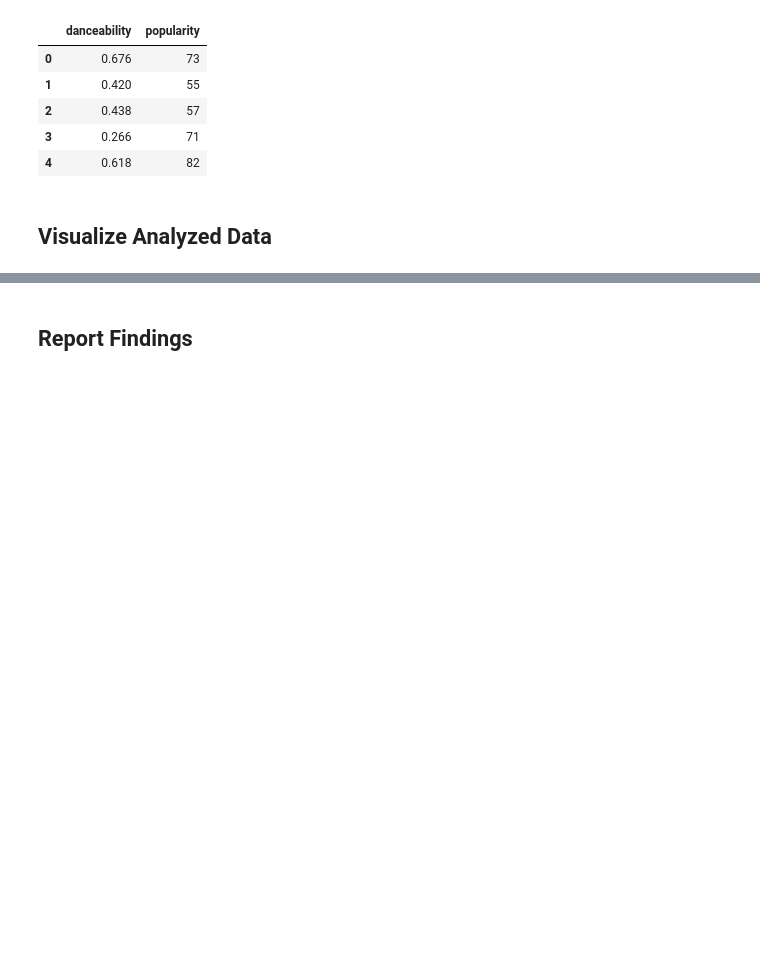
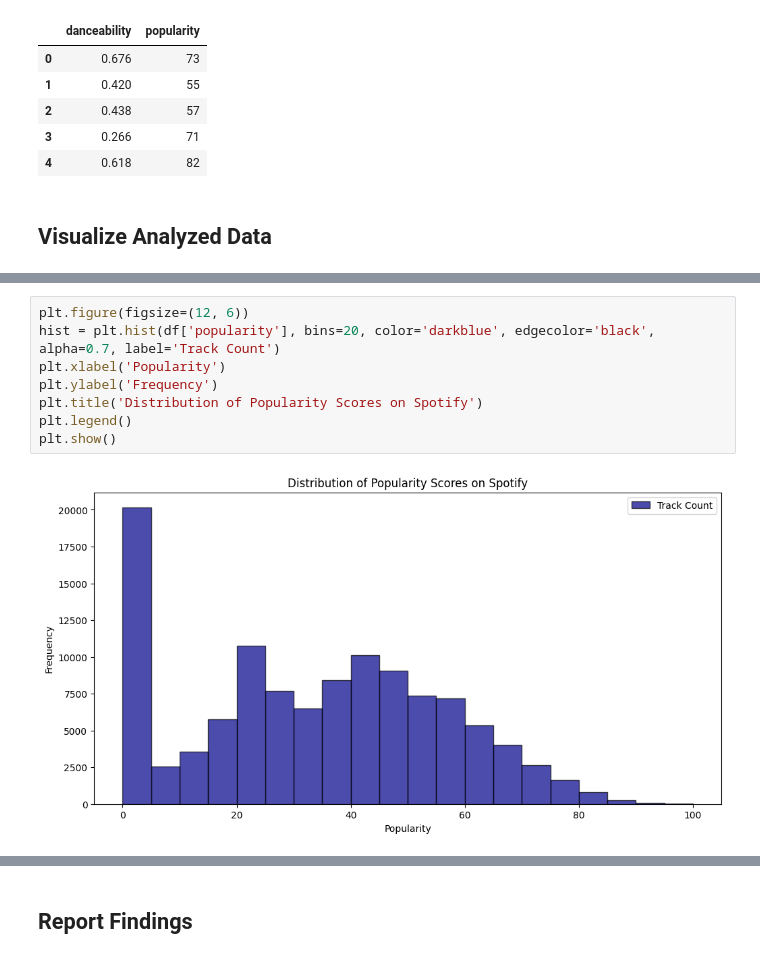
Before and after one commit to reduta-paulbenidict/Data-Visualization, a Jupyter notebook: final output/spotify_tracks_popularity_analysis.ipynb, the cells around one changed output, grey strips where cells are left out. Cells and saved outputs as stored; diff of their text form; blank space fills up the shorter version.

```diff
--- a/final output/spotify_tracks_popularity_analysis.ipynb
+++ b/final output/spotify_tracks_popularity_analysis.ipynb
@@ -223,0 +244,10 @@ scatter_dance_popularity.head()
+# %%
+plt.figure(figsize=(12, 6))
+hist = plt.hist(df['popularity'], bins=20, color='darkblue', edgecolor='black', alpha=0.7, label='Track Count')
+plt.xlabel('Popularity')
+plt.ylabel('Frequency')
+plt.title('Distribution of Popularity Scores on Spotify')
+plt.legend()
+plt.show()
+# %% [output]
+[figure, added]
```
Also changed, not shown: parts of 4 cells of this notebook.
